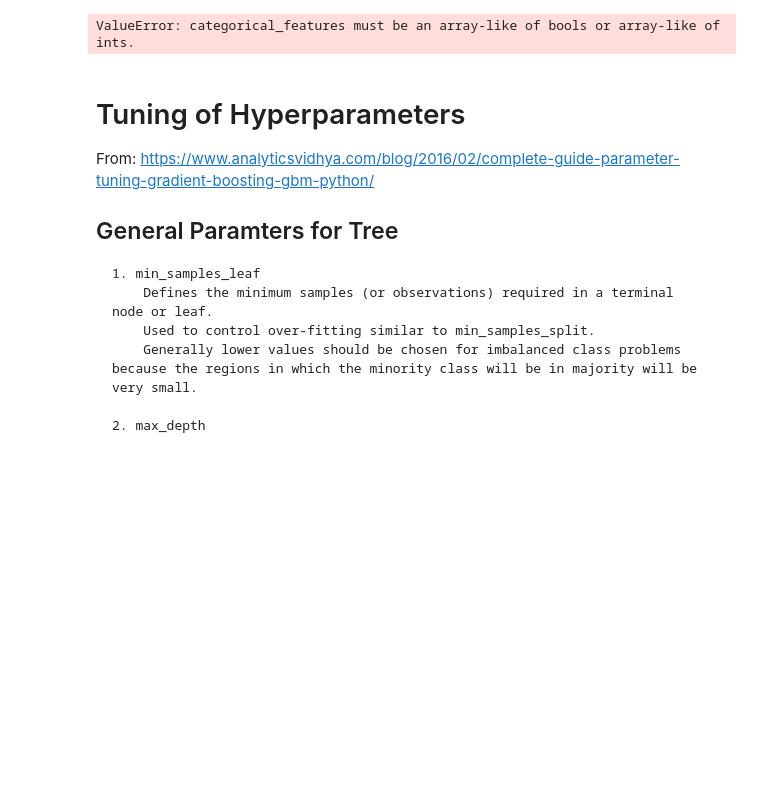
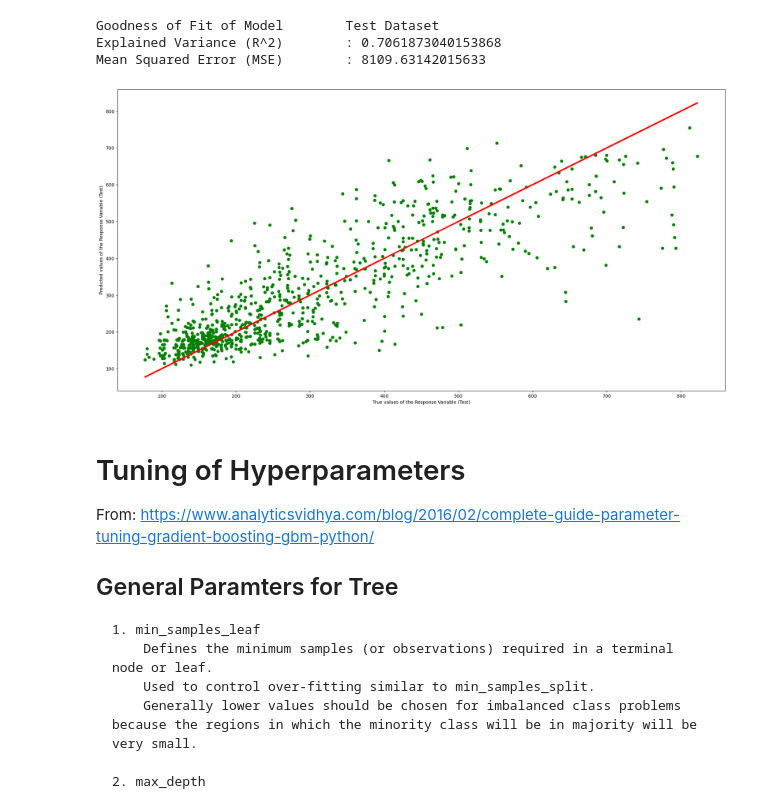
Before and after one commit to Revold1/SC1015-AirBNB, a Jupyter notebook: histgradboosting.ipynb, the cells around one changed output. Drawn from its saved outputs; the diff is of its cells as text; code cells hidden in the pictures; blank space fills up the shorter version.

```diff
--- a/histgradboosting.ipynb
+++ b/histgradboosting.ipynb
@@ -29,16 +29,19 @@ x,y = extract_r_p(london)
 x_train, x_test, y_train, y_test = train_test_split(x, y, test_size=0.2)
 # %%
 categorical_columns = [ 'room_type', 'biz']
-hgb = HistGradientBoostingRegressor(categorical_features=categorical_columns, learning_rate=0.1, loss='poisson', max_depth=5, min_samples_leaf=20)
+hgb = HistGradientBoostingRegressor(categorical_features=categorical_columns)
 #hgb = HistGradientBoostingRegressor(max_iter=100, random_state=0)
 hgb.fit(x_train, y_train.values.ravel())
 y_test_pred = hgb.predict(x_test)
 
 model_statistics(hgb, x_test, y_test, y_test_pred)
 
 plot_pred(y_test, y_test_pred)
 # %% [output]
-ValueError: categorical_features must be an array-like of bools or array-like of ints.
+Goodness of Fit of Model        Test Dataset
+Explained Variance (R^2)        : 0.7061873040153868
+Mean Squared Error (MSE)        : 8109.63142015633
+[figure, added]
 # %% [markdown]
 # Tuning of Hyperparameters
 
```
Also changed, not shown: parts of 7 cells of this notebook.
